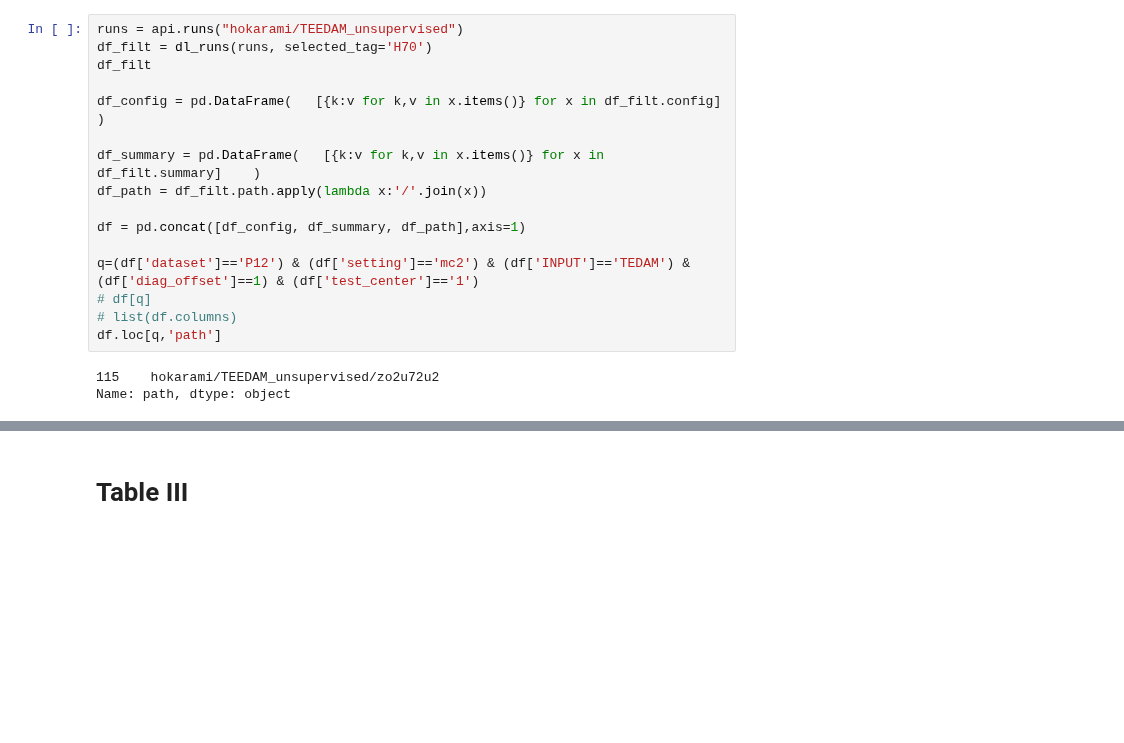
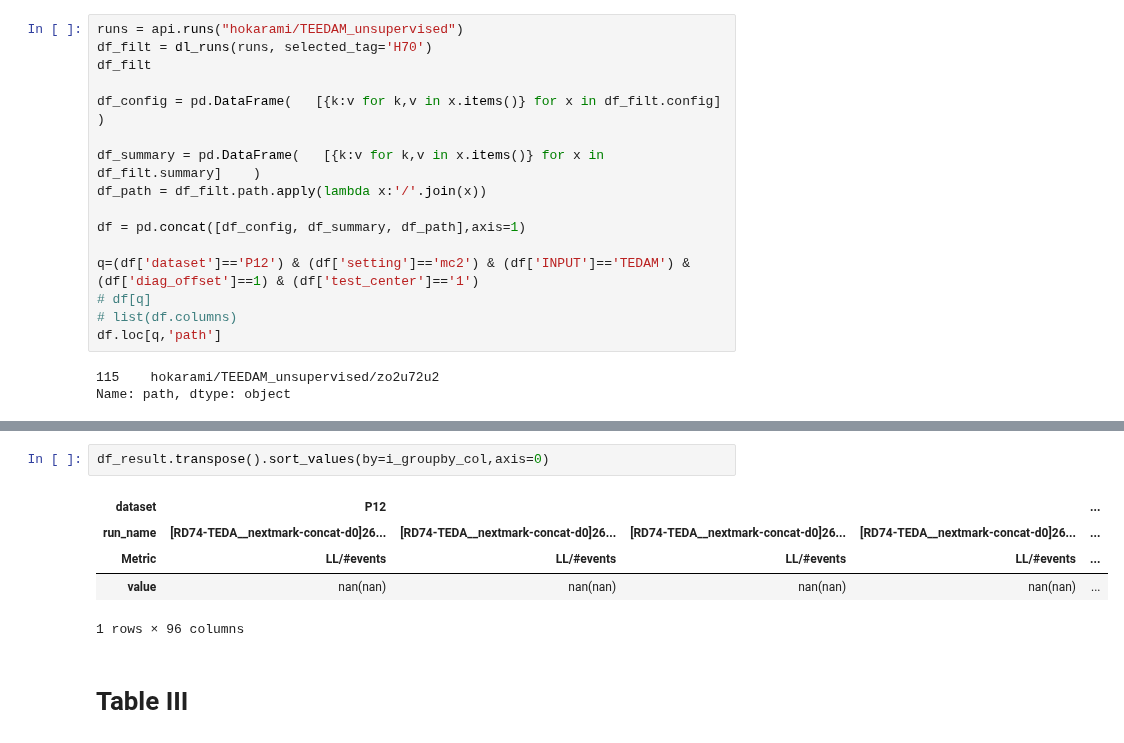
Before and after one commit to hojjatkarami/tedam2, a Jupyter notebook: jup_res.ipynb, the cells around one changed output, grey strips where cells are left out. Drawn from its saved outputs; the diff is of its cells as text; blank space fills up the shorter version.

```diff
--- a/jup_res.ipynb
+++ b/jup_res.ipynb
@@ -385,3 +504,11 @@ Name: path, dtype: object
+# %%
+df_result.transpose().sort_values(by=i_groupby_col,axis=0)
+# %% [output]
+| dataset | P12 |  |  |  | ... |
+| run_name | [RD74-TEDA__nextmark-concat-d0]26... | [RD74-TEDA__nextmark-concat-d0]26... | [RD74-TEDA__nextmark-concat-d0]26... | [RD74-TEDA__nextmark-concat-d0]26... | ... |
+| Metric | LL/#events | LL/#events | LL/#events | LL/#events | ... |
+| value | nan(nan) | nan(nan) | nan(nan) | nan(nan) | ... |
+1 rows × 96 columns
 # %% [markdown]
 # Table III
 # %%
```
Also changed, not shown: parts of 7 cells of this notebook, 4 other files.
